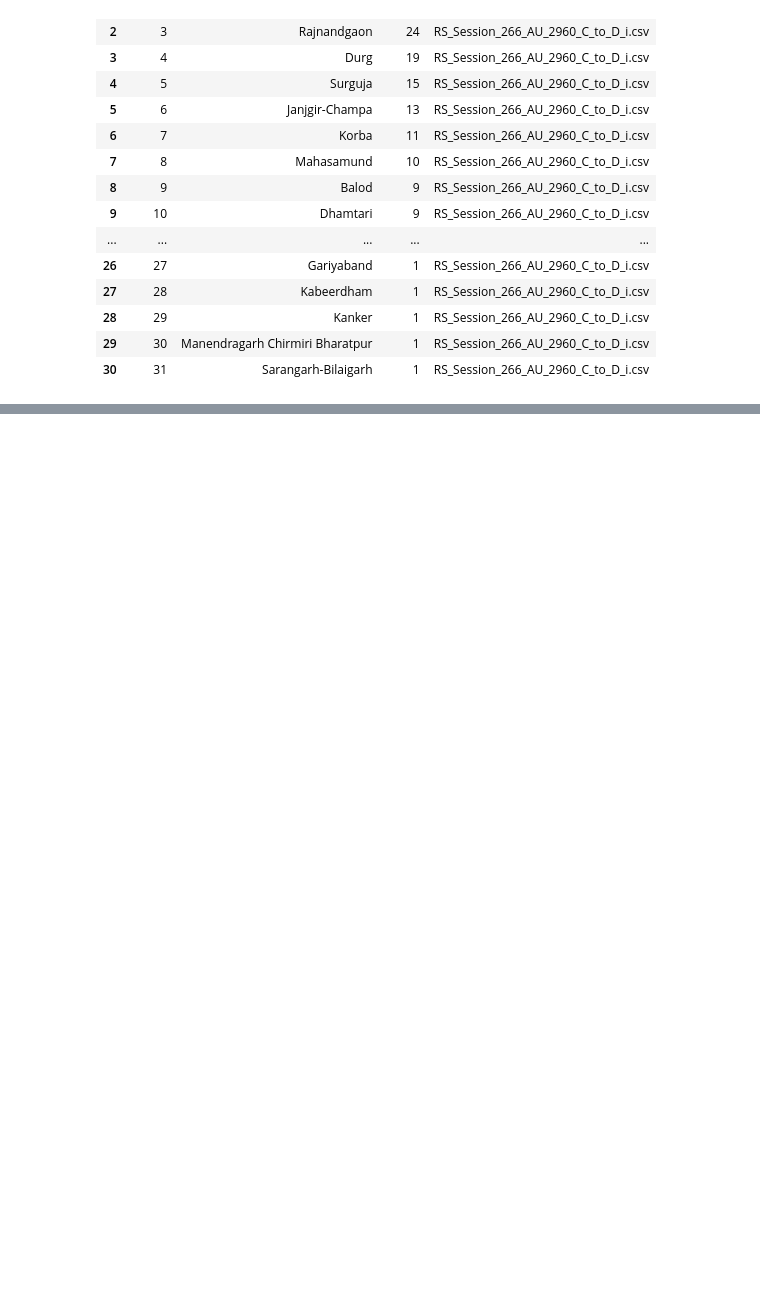
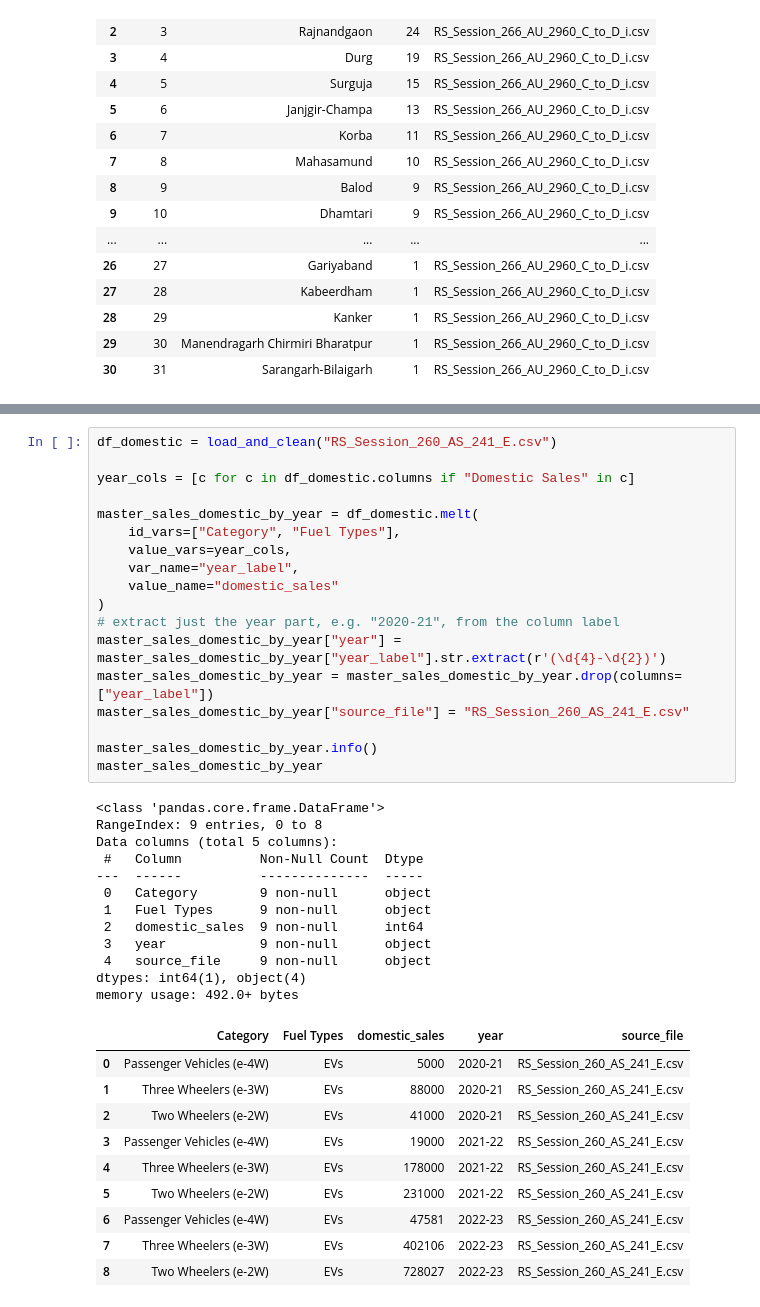
Before and after one commit to RitikaSen27/Automobile-sales-and-EV-adoption-trends, a Jupyter notebook: ev_cleaning.ipynb, the cells around one changed output, grey strips where cells are left out. Saved outputs shown, nothing was run; the diff lists cells and outputs as text; blank space fills up the shorter version.

```diff
--- a/ev_cleaning.ipynb
+++ b/ev_cleaning.ipynb
@@ -916,0 +1275,41 @@ memory usage: 1.2+ KB
+# %%
+df_domestic = load_and_clean("RS_Session_260_AS_241_E.csv")
+
+year_cols = [c for c in df_domestic.columns if "Domestic Sales" in c]
+
+master_sales_domestic_by_year = df_domestic.melt(
+    id_vars=["Category", "Fuel Types"],
+    value_vars=year_cols,
+    var_name="year_label",
+    value_name="domestic_sales"
+)
+# extract just the year part, e.g. "2020-21", from the column label
+master_sales_domestic_by_year["year"] = master_sales_domestic_by_year["year_label"].str.extract(r'(\d{4}-\d{2})')
+master_sales_domestic_by_year = master_sales_domestic_by_year.drop(columns=["year_label"])
+master_sales_domestic_by_year["source_file"] = "RS_Session_260_AS_241_E.csv"
+
+master_sales_domestic_by_year.info()
+master_sales_domestic_by_year
+# %% [output]
+<class 'pandas.core.frame.DataFrame'>
+RangeIndex: 9 entries, 0 to 8
+Data columns (total 5 columns):
+ #   Column          Non-Null Count  Dtype
+---  ------          --------------  -----
+ 0   Category        9 non-null      object
+ 1   Fuel Types      9 non-null      object
+ 2   domestic_sales  9 non-null      int64
+ 3   year            9 non-null      object
+ 4   source_file     9 non-null      object
+dtypes: int64(1), object(4)
+memory usage: 492.0+ bytes
+|  | Category | Fuel Types | domestic_sales | year | source_file |
+| 0 | Passenger Vehicles (e-4W) | EVs | 5000 | 2020-21 | RS_Session_260_AS_241_E.csv |
+| 1 | Three Wheelers (e-3W) | EVs | 88000 | 2020-21 | RS_Session_260_AS_241_E.csv |
+| 2 | Two Wheelers (e-2W) | EVs | 41000 | 2020-21 | RS_Session_260_AS_241_E.csv |
+| 3 | Passenger Vehicles (e-4W) | EVs | 19000 | 2021-22 | RS_Session_260_AS_241_E.csv |
+| 4 | Three Wheelers (e-3W) | EVs | 178000 | 2021-22 | RS_Session_260_AS_241_E.csv |
+| 5 | Two Wheelers (e-2W) | EVs | 231000 | 2021-22 | RS_Session_260_AS_241_E.csv |
+| 6 | Passenger Vehicles (e-4W) | EVs | 47581 | 2022-23 | RS_Session_260_AS_241_E.csv |
+| 7 | Three Wheelers (e-3W) | EVs | 402106 | 2022-23 | RS_Session_260_AS_241_E.csv |
+| 8 | Two Wheelers (e-2W) | EVs | 728027 | 2022-23 | RS_Session_260_AS_241_E.csv |
```
Also changed, not shown: parts of 16 cells of this notebook.
